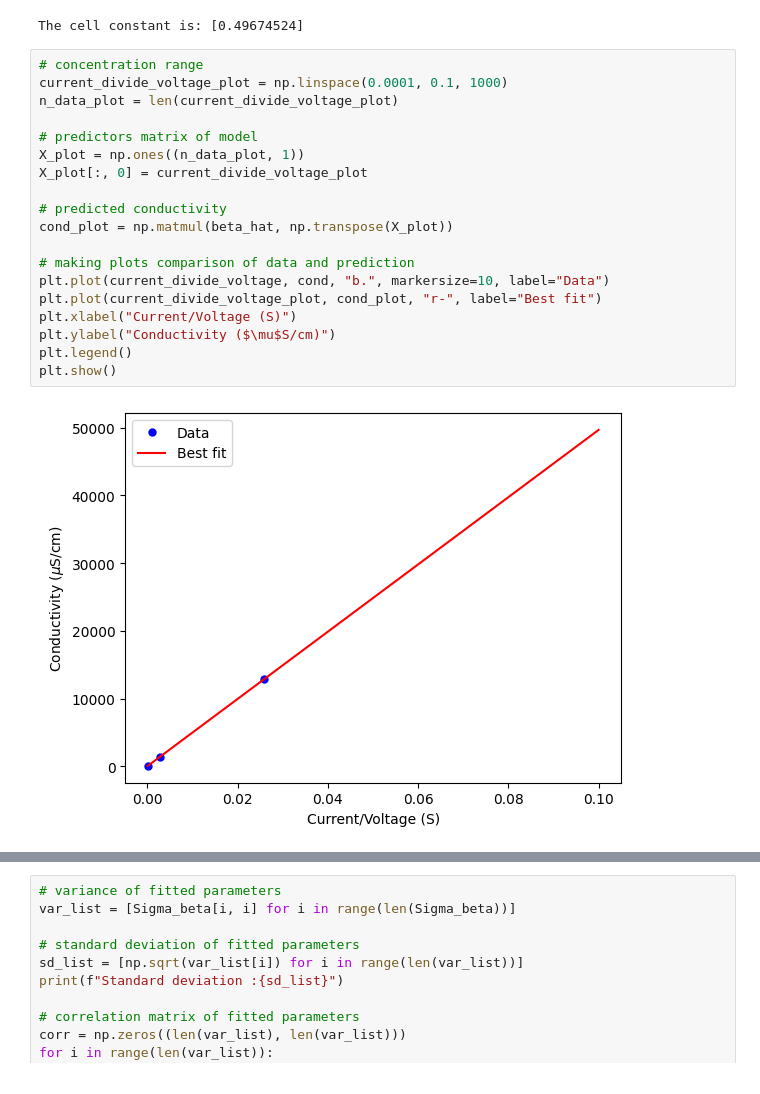
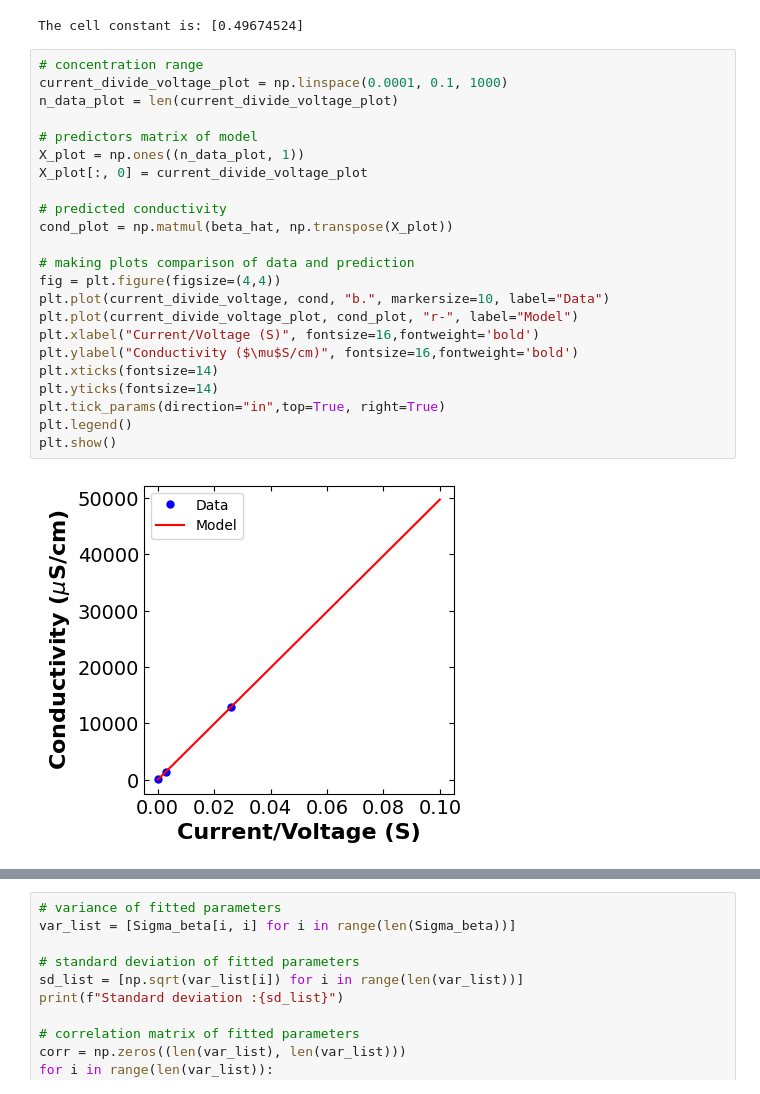
Before and after one commit to dowlinglab/salts-conductivity-modelling, a Jupyter notebook: Probe_calibration.ipynb, the cells around one changed output, grey strips where cells are left out. Cells and saved outputs as stored; diff of their text form.

```diff
--- a/Probe_calibration.ipynb
+++ b/Probe_calibration.ipynb
@@ -48,24 +48,28 @@ The cell constant is: [0.49674524]
 # %%
 # concentration range
 current_divide_voltage_plot = np.linspace(0.0001, 0.1, 1000)
 n_data_plot = len(current_divide_voltage_plot)
 
 # predictors matrix of model
 X_plot = np.ones((n_data_plot, 1))
 X_plot[:, 0] = current_divide_voltage_plot
 
 # predicted conductivity
 cond_plot = np.matmul(beta_hat, np.transpose(X_plot))
 
 # making plots comparison of data and prediction
+fig = plt.figure(figsize=(4,4))
 plt.plot(current_divide_voltage, cond, "b.", markersize=10, label="Data")
-plt.plot(current_divide_voltage_plot, cond_plot, "r-", label="Best fit")
-plt.xlabel("Current/Voltage (S)")
-plt.ylabel("Conductivity ($\mu$S/cm)")
+plt.plot(current_divide_voltage_plot, cond_plot, "r-", label="Model")
+plt.xlabel("Current/Voltage (S)", fontsize=16,fontweight='bold')
+plt.ylabel("Conductivity ($\mu$S/cm)", fontsize=16,fontweight='bold')
+plt.xticks(fontsize=14)
+plt.yticks(fontsize=14)
+plt.tick_params(direction="in",top=True, right=True)
 plt.legend()
 plt.show()
 # %% [output]
-[figure, old version]
+[figure, new version]
 # %%
 # evaluating model predictions
 cond_pred = np.matmul(beta_hat, np.transpose(X))
```
Also changed, not shown: parts of 2 cells of this notebook.
